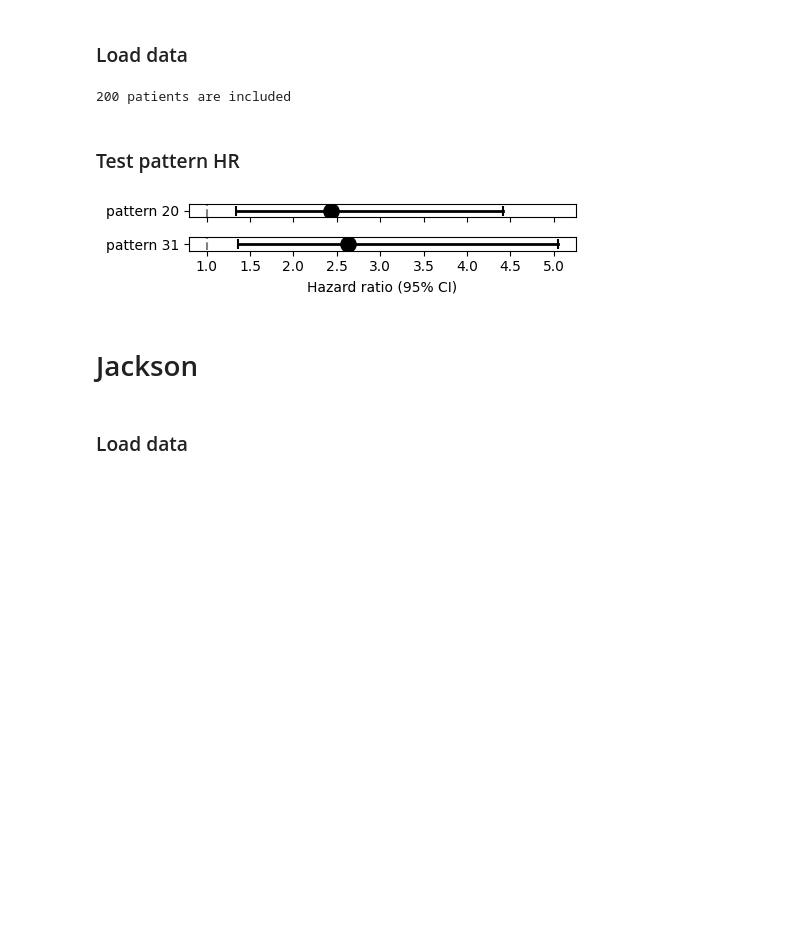
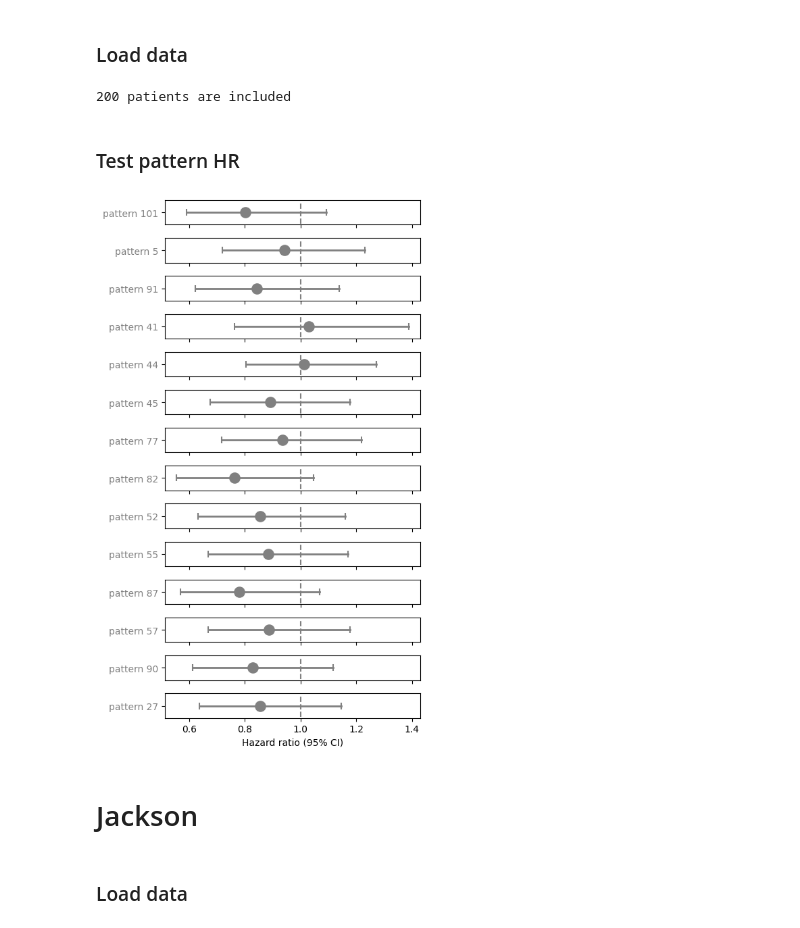
Before and after one commit to JasmineZhen218/BiGraphKernel, a Jupyter notebook: f_Prognosis_relevant_patterns_random_split/demo_prognosis_relevant_patterns.ipynb, the cells around one changed output. Cells and saved outputs as stored; diff of their text form; code cells hidden in the pictures; blank space fills up the shorter version.

```diff
--- a/f_Prognosis_relevant_patterns_random_split/demo_prognosis_relevant_patterns.ipynb
+++ b/f_Prognosis_relevant_patterns_random_split/demo_prognosis_relevant_patterns.ipynb
@@ -19,14 +19,15 @@ from overpresented_patterns import calculate_relative_presentation
 # %% [markdown]
 ### Parameters
 # %%
-iteration = 4
-PhenoGraph_k =  500
+iteration = 2
+PhenoGraph_k =  200
+node_label = 'CellCategory'
 size_smallest_cluster = 20
 survival_type = 'Disease-specific'
-PopulationGraph_type = 'complete_graph'
+PopulationGraph_type = 'complete_graph_with_weak_edges_removed'
 para_dict = {
     'weight_threshold_percentile': 50,
-    'knn_k':40
+    'knn_k':30
 }
 patient_filtering_dict = {
 
@@ -48,6 +49,8 @@ SoftWL_dict= pickle.load(
             + str(iteration)
             + "_PhenoGraph_k_"
             + str(PhenoGraph_k)
+            + "_"
+            + node_label
             + ".pkl",
         ),
         "rb",
@@ -239,6 +237,7 @@ for i in range(len(FILE_NAMES)):
             "Subtrees",
             file_name,
             "neighborhood_aggregation",
+            node_label,
             "X" + str(iteration) + ".npy",
         )
     )
@@ -252,6 +251,7 @@ for i in range(len(FILE_NAMES)):
             "Subtrees",
             file_name,
             "pattern_ids",
+            node_label,
             "pattern_id_iter_"
             + str(iteration)
             + "_PhenoGraph_k_"
@@ -405,6 +415,8 @@ SoftWL_dict_cohort2 = pickle.load(
             + str(iteration)
             + "_PhenoGraph_k_"
             + str(PhenoGraph_k)
+            + "_"
+            + node_label
             + "_centroid_alignment.pkl",
         ),
         "rb",
@@ -486,7 +498,7 @@ for subgroup_id, Candidates in Overpresented_patterns.items():
     for pattern_id in Candidates:
         yticklabels =['pattern ' + str(pattern_id+1)]
         histogram = Histograms_cohort2_[:, pattern_id]
-        DF["pattern_"+str(pattern_id+1)] = histogram > 0 #(histogram - np.mean(histogram))/np.std(histogram)
+        DF["pattern_"+str(pattern_id+1)] = (histogram - np.mean(histogram))/np.std(histogram)
         cph = CoxPHFitter()
         cph.fit(DF, duration_col='length', event_col='status', formula="pattern_"+str(pattern_id+1))
         hr = cph.hazard_ratios_["pattern_"+str(pattern_id+1)]
@@ -497,34 +509,34 @@ for subgroup_id, Candidates in Overpresented_patterns.items():
         if p < 0.05/Num_patterns_to_test:
             color = 'k'
         else:
             color = 'grey'
 
         if Num_patterns_to_test == 1:
             ax.plot([hr_lb, hr_ub], [0, 0], color = color, linewidth=2)
             ax.scatter([hr], [0], color = color, s=120)
             ax.scatter([hr_lb], [0], s=60,color = color,  marker="|")
             ax.scatter([hr_ub],[0],   s=60, color = color, marker="|")
             ax.set_yticks([0])
             ax.set_yticklabels(yticklabels)
             ax.get_yticklabels()[0].set_color(color)
             ax.vlines(1, -1, 1, color="grey", linestyle="--")
         else:
             ax[i].plot([hr_lb, hr_ub], [0, 0], color = color, linewidth=2)
             ax[i].scatter([hr], [0], color = color, s=120)
             ax[i].scatter([hr_lb], [0], s=60,color = color,  marker="|")
             ax[i].scatter([hr_ub],[0],   s=60, color = color, marker="|")
             ax[i].set_yticks([0])
             ax[i].set_yticklabels(yticklabels)
             ax[i].get_yticklabels()[0].set_color(color)
             ax[i].vlines(1, -1, 1, color="grey", linestyle="--")
         i+=1
 
 if Num_patterns_to_test == 1:
     ax.set_xlabel("Hazard ratio (95% CI)")
 else:
     ax[i-1].set_xlabel("Hazard ratio (95% CI)")
 # %% [output]
-[figure, old version]
+[figure, new version]
 # %% [markdown]
 # Jackson
 # %% [markdown]
```
Also changed, not shown: parts of 10 cells of this notebook, 17 other files.
